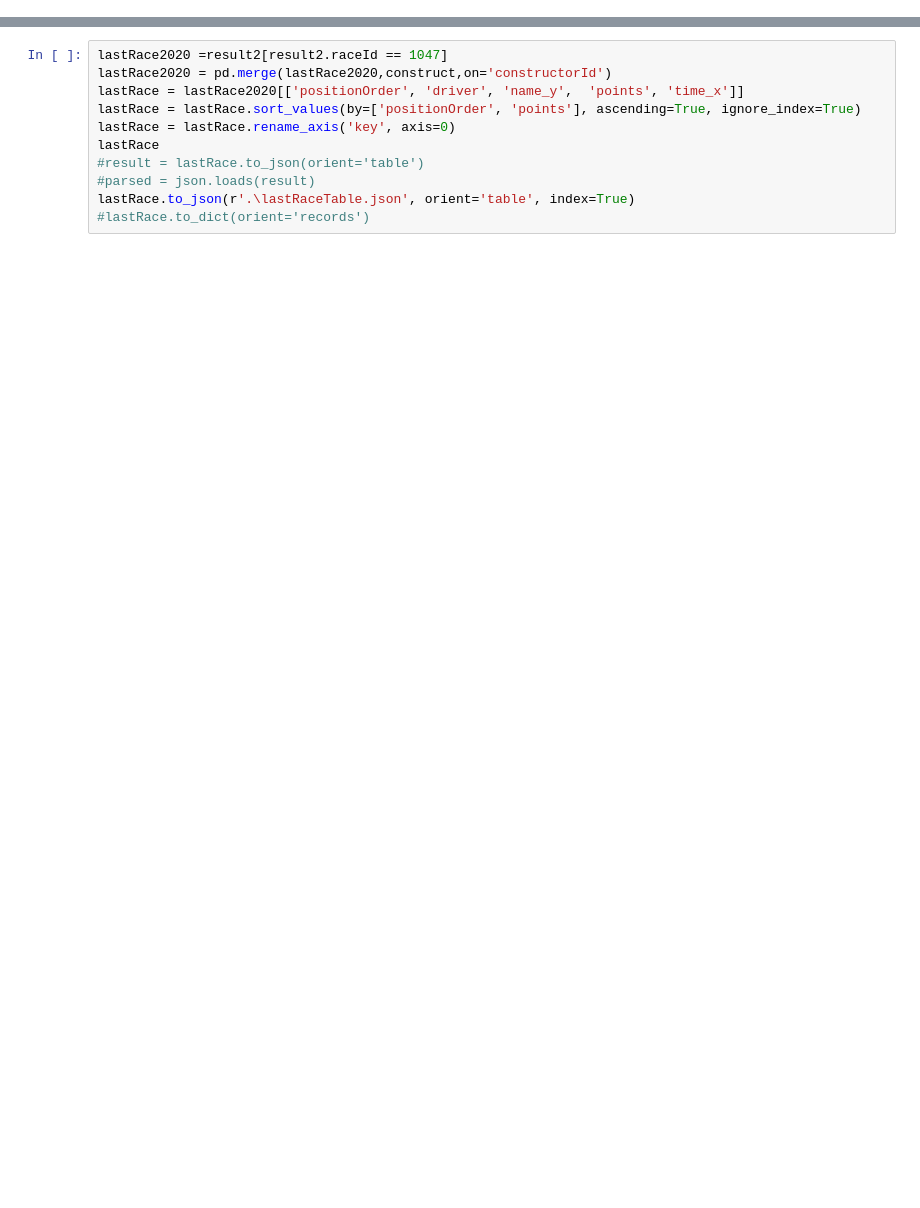
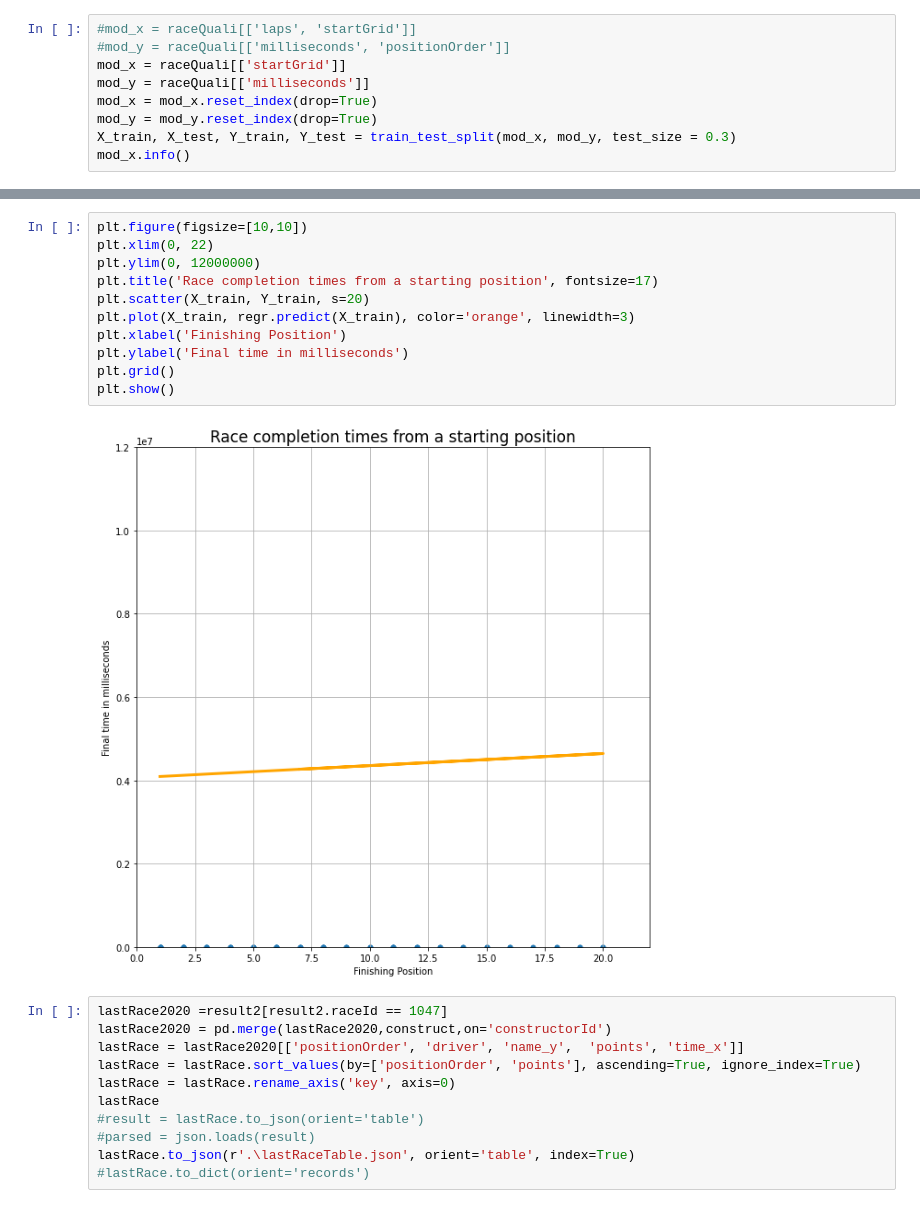
Before and after one commit to pHoran17/F1MLFinalYearProject, a Jupyter notebook: F1ML/api/F1ML_LRMODEL.ipynb, the cells around one changed output, grey strips where cells are left out. Drawn from its saved outputs; the diff is of its cells as text; blank space fills up the shorter version.

```diff
--- a/F1ML/api/F1ML_LRMODEL.ipynb
+++ b/F1ML/api/F1ML_LRMODEL.ipynb
@@ -160,0 +192,9 @@ TypeError: file must have a 'write' attribute
+# %%
+#mod_x = raceQuali[['laps', 'startGrid']]
+#mod_y = raceQuali[['milliseconds', 'positionOrder']]
+mod_x = raceQuali[['startGrid']]
+mod_y = raceQuali[['milliseconds']]
+mod_x = mod_x.reset_index(drop=True)
+mod_y = mod_y.reset_index(drop=True)
+X_train, X_test, Y_train, Y_test = train_test_split(mod_x, mod_y, test_size = 0.3)
+mod_x.info()
@@ -161,3 +220,16 @@ TypeError: file must have a 'write' attribute
+# %%
+plt.figure(figsize=[10,10])
+plt.xlim(0, 22)
+plt.ylim(0, 12000000)
+plt.title('Race completion times from a starting position', fontsize=17)
+plt.scatter(X_train, Y_train, s=20)
+plt.plot(X_train, regr.predict(X_train), color='orange', linewidth=3)
+plt.xlabel('Finishing Position')
+plt.ylabel('Final time in milliseconds')
+plt.grid()
+plt.show()
+# %% [output]
+[figure, added]
 # %%
 lastRace2020 =result2[result2.raceId == 1047]
 lastRace2020 = pd.merge(lastRace2020,construct,on='constructorId')
```
Also changed, not shown: parts of 19 cells of this notebook, 4 other files.
